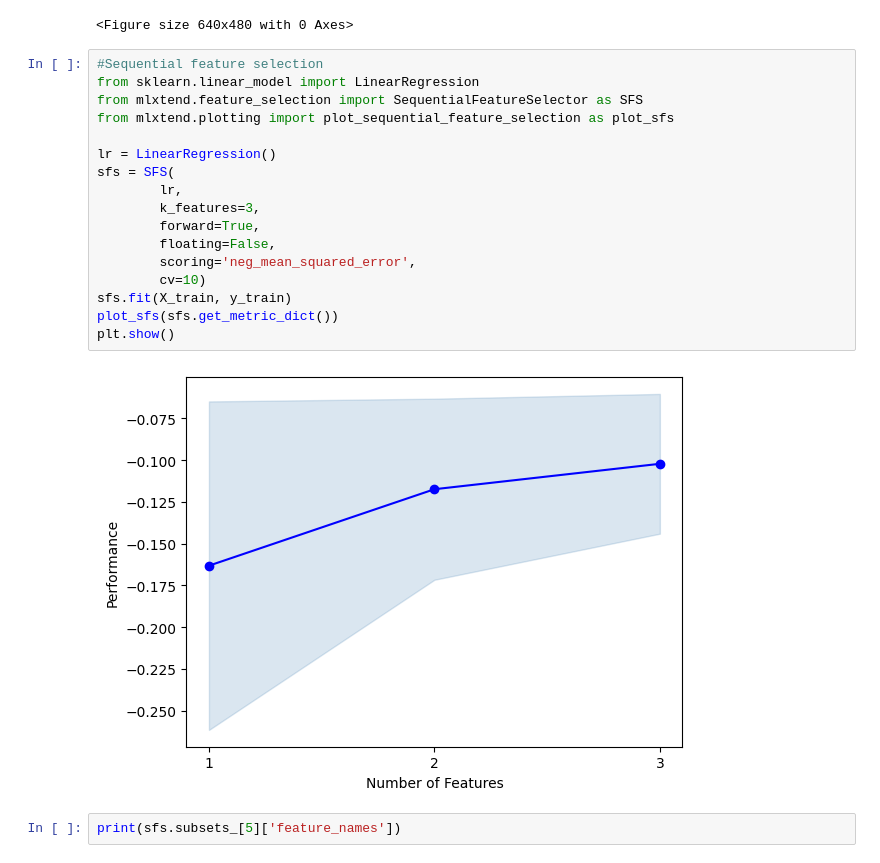
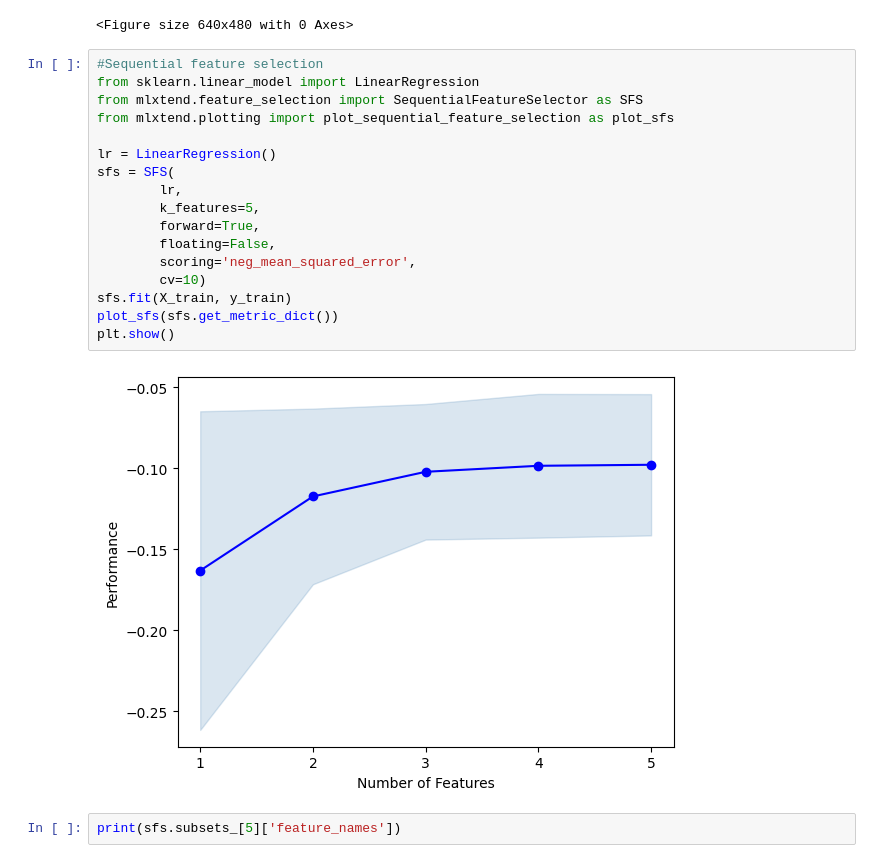
Before and after one commit to UltimateCoderDelta/movie_predictor, a Jupyter notebook: Movie Predictor.ipynb, the cells around one changed output. Saved outputs shown, nothing was run; the diff lists cells and outputs as text.

```diff
--- a/Movie Predictor.ipynb
+++ b/Movie Predictor.ipynb
@@ -352,22 +352,22 @@ plt.clf()
 # %%
 #Sequential feature selection
 from sklearn.linear_model import LinearRegression
 from mlxtend.feature_selection import SequentialFeatureSelector as SFS
 from mlxtend.plotting import plot_sequential_feature_selection as plot_sfs
 
 lr = LinearRegression()
 sfs = SFS(
         lr,
-        k_features=3,
+        k_features=5,
         forward=True,
         floating=False,
         scoring='neg_mean_squared_error',
         cv=10)
 sfs.fit(X_train, y_train)
 plot_sfs(sfs.get_metric_dict())
 plt.show()
 # %% [output]
-[figure, old version]
+[figure, new version]
 # %%
 print(sfs.subsets_[5]['feature_names'])
 # %% [output]
```
